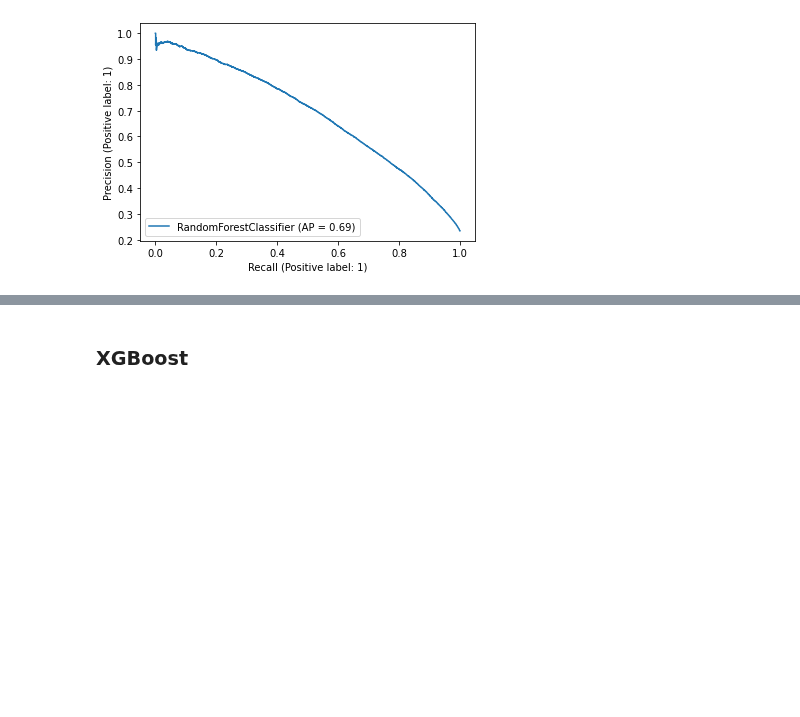
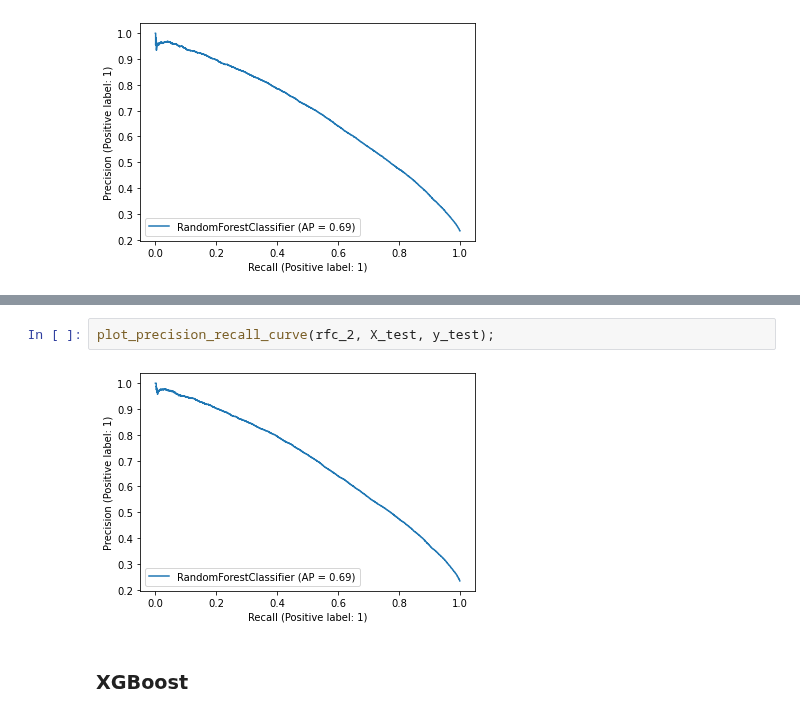
Before and after one commit to albertodiazr/TFM_churn, a Jupyter notebook: notebooks/05.Main_models.ipynb, the cells around one changed output, grey strips where cells are left out. Drawn from its saved outputs; the diff is of its cells as text; blank space fills up the shorter version.

```diff
--- a/notebooks/05.Main_models.ipynb
+++ b/notebooks/05.Main_models.ipynb
@@ -546,3 +602,7 @@ plot_precision_recall_curve(rfc, X_test, y_test);
+# %%
+plot_precision_recall_curve(rfc_2, X_test, y_test);
+# %% [output]
+[figure, added]
 # %% [markdown]
 ### XGBoost
 # %%
```
Also changed, not shown: parts of 28 cells of this notebook, 1 other file.
